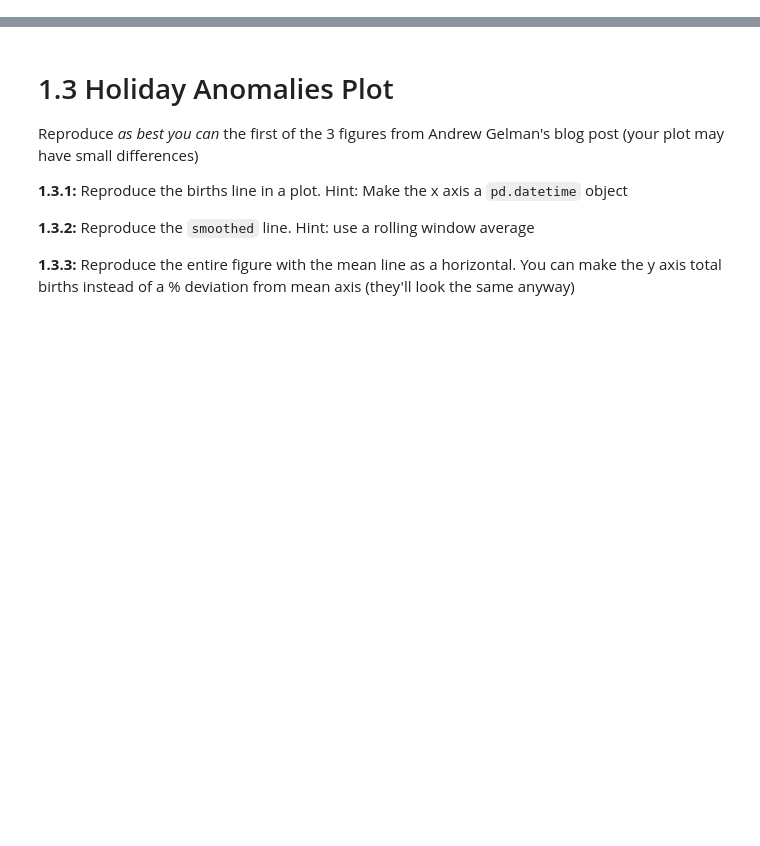
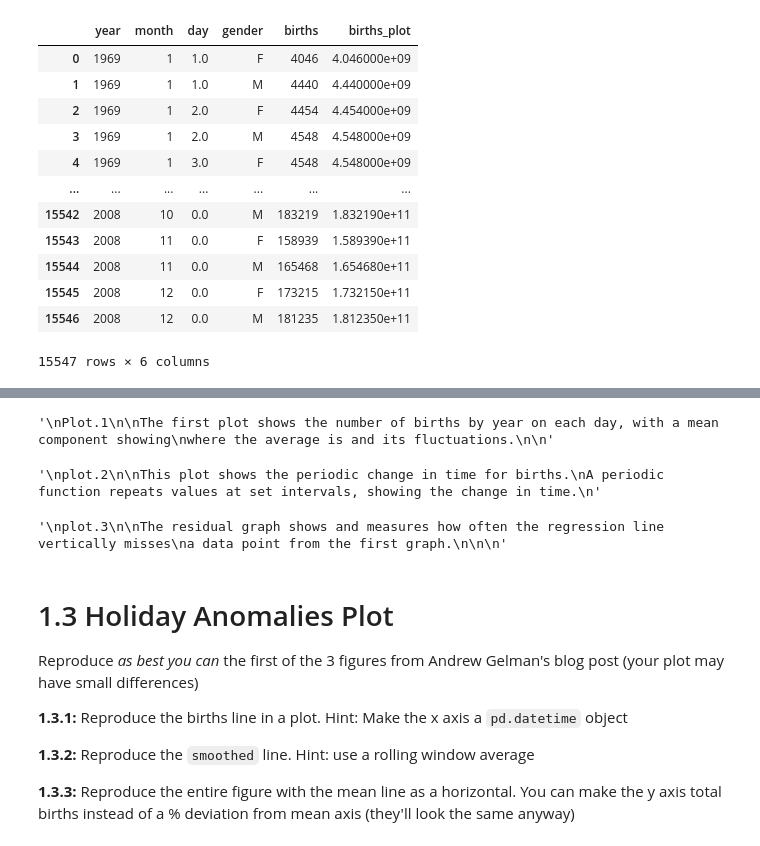
Before and after one commit to cb-ds-1/m2-3-exploration, a Jupyter notebook: workshop.ipynb, the cells around one changed output, grey strips where cells are left out. Drawn from its saved outputs; the diff is of its cells as text; code cells hidden in the pictures; blank space fills up the shorter version.

```diff
--- a/workshop.ipynb
+++ b/workshop.ipynb
@@ -11,3 +26,19 @@ Note the `1e6` on the y axis for scale
+# %%
+df
+# %% [output]
+|  | year | month | day | gender | births | births_plot |
+| 0 | 1969 | 1 | 1.0 | F | 4046 | 4.046000e+09 |
+| 1 | 1969 | 1 | 1.0 | M | 4440 | 4.440000e+09 |
+| 2 | 1969 | 1 | 2.0 | F | 4454 | 4.454000e+09 |
+| 3 | 1969 | 1 | 2.0 | M | 4548 | 4.548000e+09 |
+| 4 | 1969 | 1 | 3.0 | F | 4548 | 4.548000e+09 |
+| ... | ... | ... | ... | ... | ... | ... |
+| 15542 | 2008 | 10 | 0.0 | M | 183219 | 1.832190e+11 |
+| 15543 | 2008 | 11 | 0.0 | F | 158939 | 1.589390e+11 |
+| 15544 | 2008 | 11 | 0.0 | M | 165468 | 1.654680e+11 |
+| 15545 | 2008 | 12 | 0.0 | F | 173215 | 1.732150e+11 |
+| 15546 | 2008 | 12 | 0.0 | M | 181235 | 1.812350e+11 |
+15547 rows × 6 columns
 # %% [markdown]
 # 1.2 Births anomalies
 
@@ -18,6 +49,36 @@ This was analyzed by beloved statistician Andrew Gelman [here](http://andrewgelm
 Explain all three plots in Gelman's figure.
 
 **1.2:** What is the periodic component? What is the residual? Use your research skills to learn then explain it (in english).
+# %%
+"""
+Plot.1
+
+The first plot shows the number of births by year on each day, with a mean component showing
+where the average is and its fluctuations.
+
+"""
+# %% [output]
+'\nPlot.1\n\nThe first plot shows the number of births by year on each day, with a mean component showing\nwhere the average is and its fluctuations.\n\n'
+# %%
+"""
+plot.2
+
+This plot shows the periodic change in time for births.
+A periodic function repeats values at set intervals, showing the change in time.
+"""
+# %% [output]
+'\nplot.2\n\nThis plot shows the periodic change in time for births.\nA periodic function repeats values at set intervals, showing the change in time.\n'
+# %%
+"""
+plot.3
+
+The residual graph shows and measures how often the regression line vertically misses
+a data point from the first graph.
+
+
+"""
+# %% [output]
+'\nplot.3\n\nThe residual graph shows and measures how often the regression line vertically misses\na data point from the first graph.\n\n\n'
 # %% [markdown]
 # 1.3 Holiday Anomalies Plot
 
```
Also changed, not shown: parts of 10 cells of this notebook.
